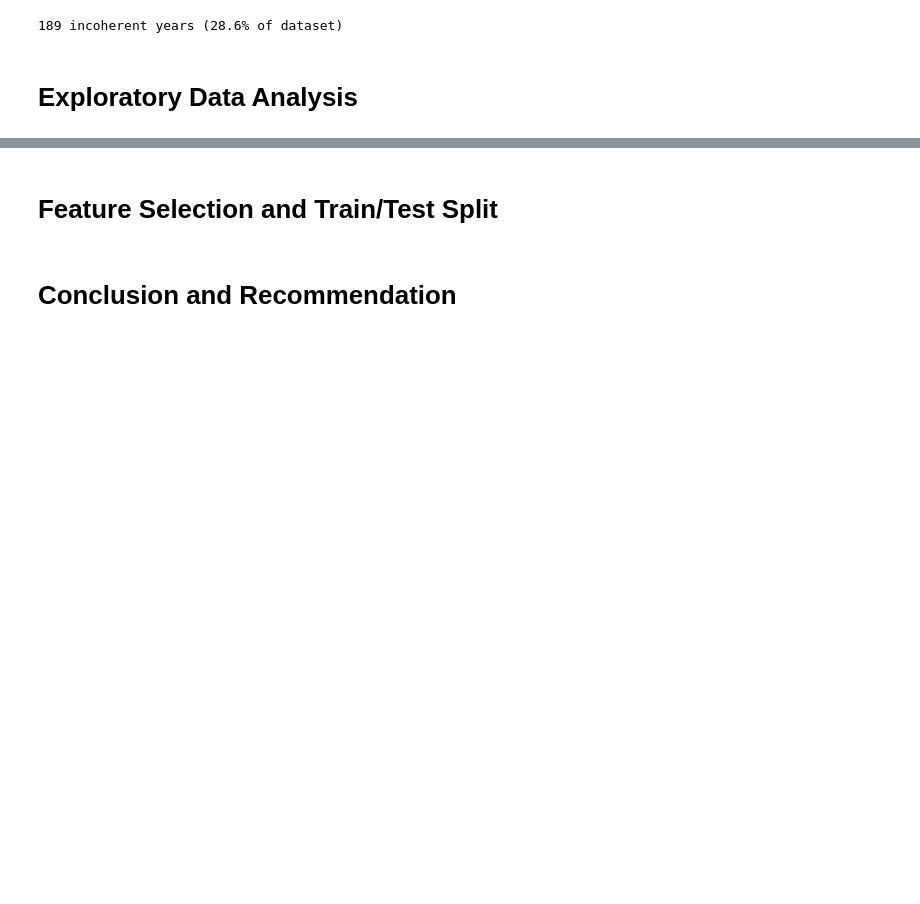
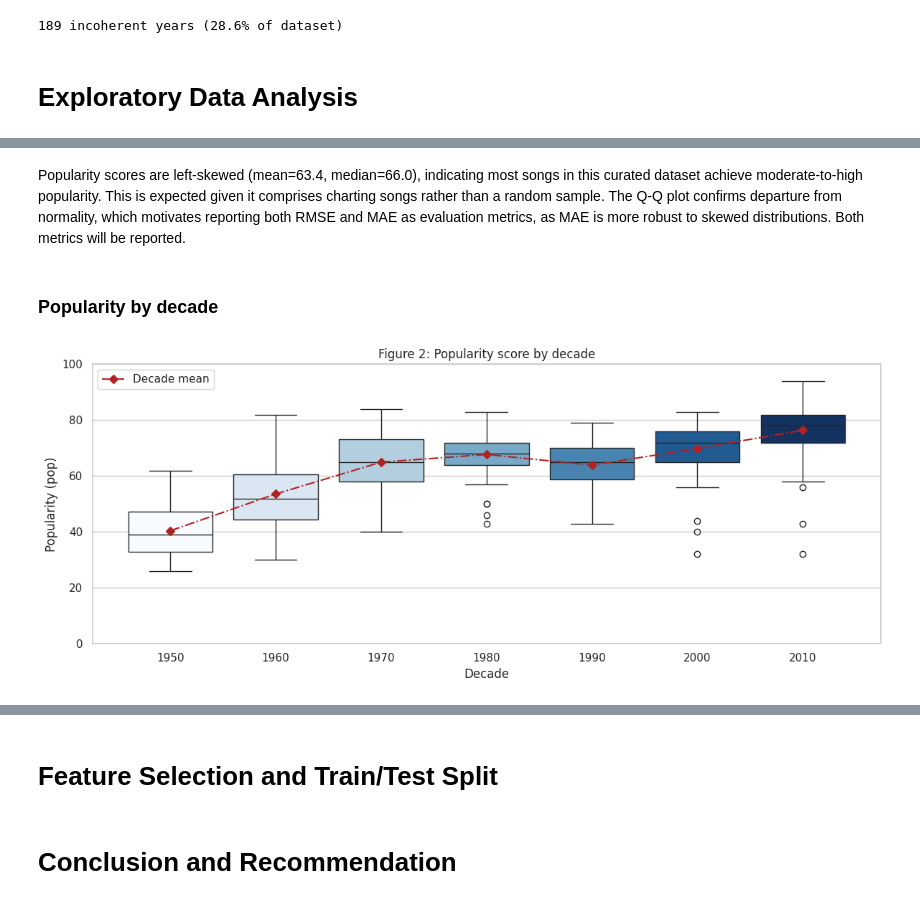
Before and after one commit to r-leeper/scu_spotify_past_decades, a Jupyter notebook: submission_draft.ipynb, the cells around one changed output, grey strips where cells are left out. Saved outputs shown, nothing was run; the diff lists cells and outputs as text; code cells hidden in the pictures; blank space fills up the shorter version.

```diff
--- a/submission_draft.ipynb
+++ b/submission_draft.ipynb
@@ -89,0 +142,39 @@ print(f"{combined_df['incoherent_year'].sum()} incoherent years ({(combined_df['
+# %% [markdown]
+Popularity scores are left-skewed (mean=63.4, median=66.0), indicating most songs in this curated dataset achieve moderate-to-high popularity. This is expected given it comprises charting songs rather than a random sample. The Q-Q plot confirms departure from normality, which motivates reporting both RMSE and MAE as evaluation metrics, as MAE is more robust to skewed distributions. Both metrics will be reported.
+# %% [markdown]
+### Popularity by decade
+# %%
+### Popularity by decade ###
+
+# Single wide plot
+fig, ax = plt.subplots(figsize=FIGSIZE_WIDE)
+
+# Get ordered decades
+decade_order = sorted(combined_df["decade"].unique())
+
+# Boxplot of pop by decade ordered by decade
+sns.boxplot(
+    data=combined_df,
+    x="decade", y="pop",
+    order=decade_order,
+    palette="Blues", hue="decade",
+    legend=False, ax=ax
+)
+
+# Overlay the mean per decade for clarity
+# Get decade means
+decade_means = combined_df.groupby("decade")["pop"].mean()
+
+# Plot the mean per decade ordered by decade
+ax.plot(range(len(decade_order)), [decade_means[d] for d in decade_order],
+        ls="dashdot", marker="D", color="firebrick", label="Decade mean", zorder=5)
+
+ax.set_title("Figure 2: Popularity score by decade")
+ax.set_xlabel("Decade")
+ax.set_ylabel("Popularity (pop)")
+ax.set_ylim(0, 100.01)  # include 100% in y-axis range
+ax.legend()
+plt.tight_layout()
+plt.show()
+# %% [output]
+[figure, added]
```
Also changed, not shown: parts of 13 cells of this notebook.
